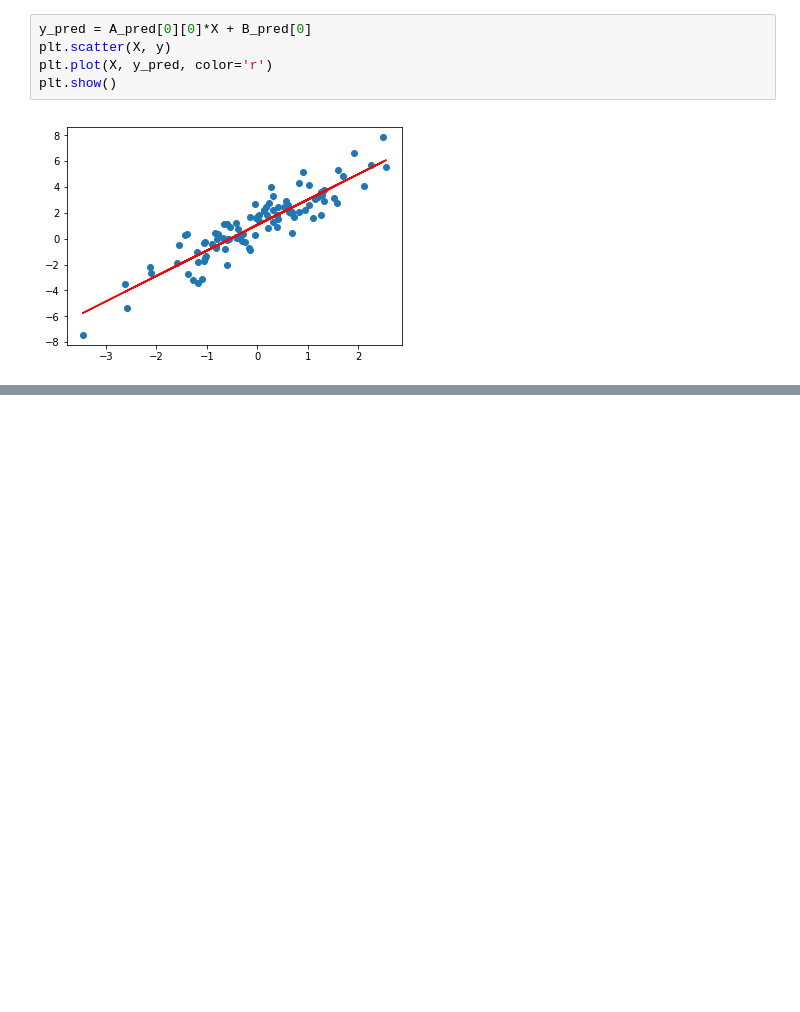
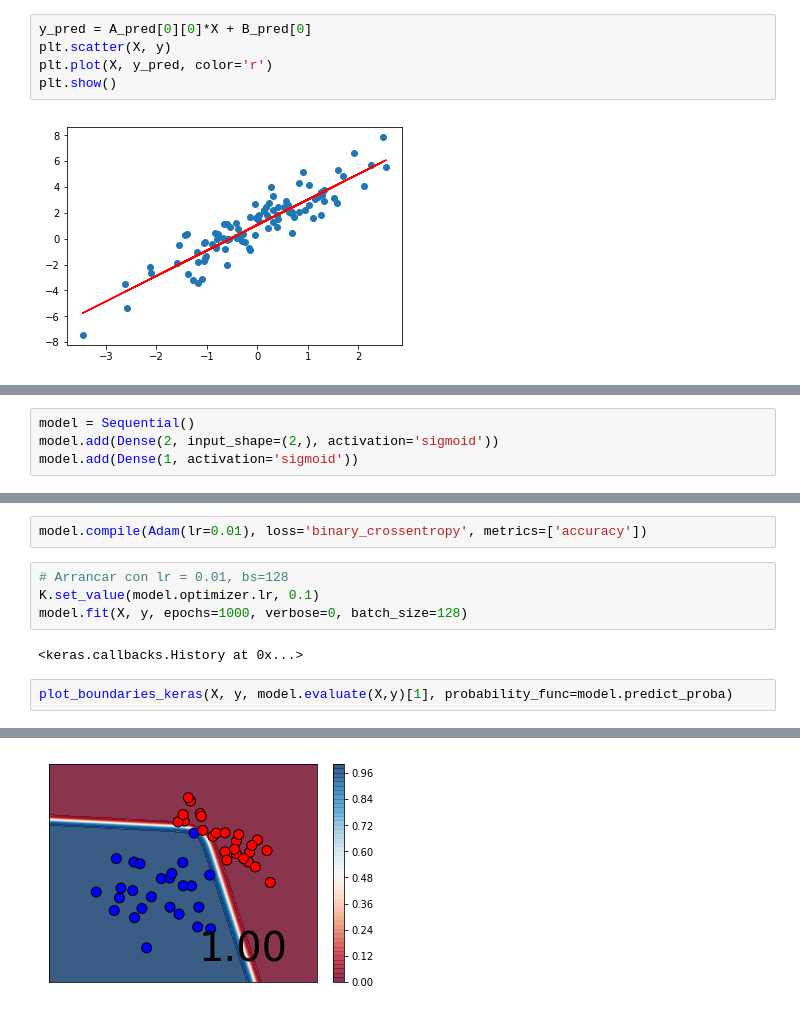
Before and after one commit to franmassa/lab-ml-itba-regresion-logistica-Keras, a Jupyter notebook: 05-Loss-Activation-Change.ipynb, the cells around one changed output, grey strips where cells are left out. Saved outputs shown, nothing was run; the diff lists cells and outputs as text; blank space fills up the shorter version.

```diff
--- a/05-Loss-Activation-Change.ipynb
+++ b/05-Loss-Activation-Change.ipynb
@@ -144,0 +167,4 @@ plt.show()
+# %%
+model = Sequential()
+model.add(Dense(2, input_shape=(2,), activation='sigmoid'))
+model.add(Dense(1, activation='sigmoid'))
@@ -144,0 +185,11 @@ plt.show()
+# %%
+model.compile(Adam(lr=0.01), loss='binary_crossentropy', metrics=['accuracy'])
+# %%
+# Arrancar con lr = 0.01, bs=128
+K.set_value(model.optimizer.lr, 0.1)
+model.fit(X, y, epochs=1000, verbose=0, batch_size=128)
+# %% [output]
+<keras.callbacks.History at 0x...>
+# %%
+plot_boundaries_keras(X, y, model.evaluate(X,y)[1], probability_func=model.predict_proba)
+# %% [output]
@@ -144,0 +198 @@ plt.show()
+[figure, added]
```
Also changed, not shown: parts of 6 cells of this notebook.
